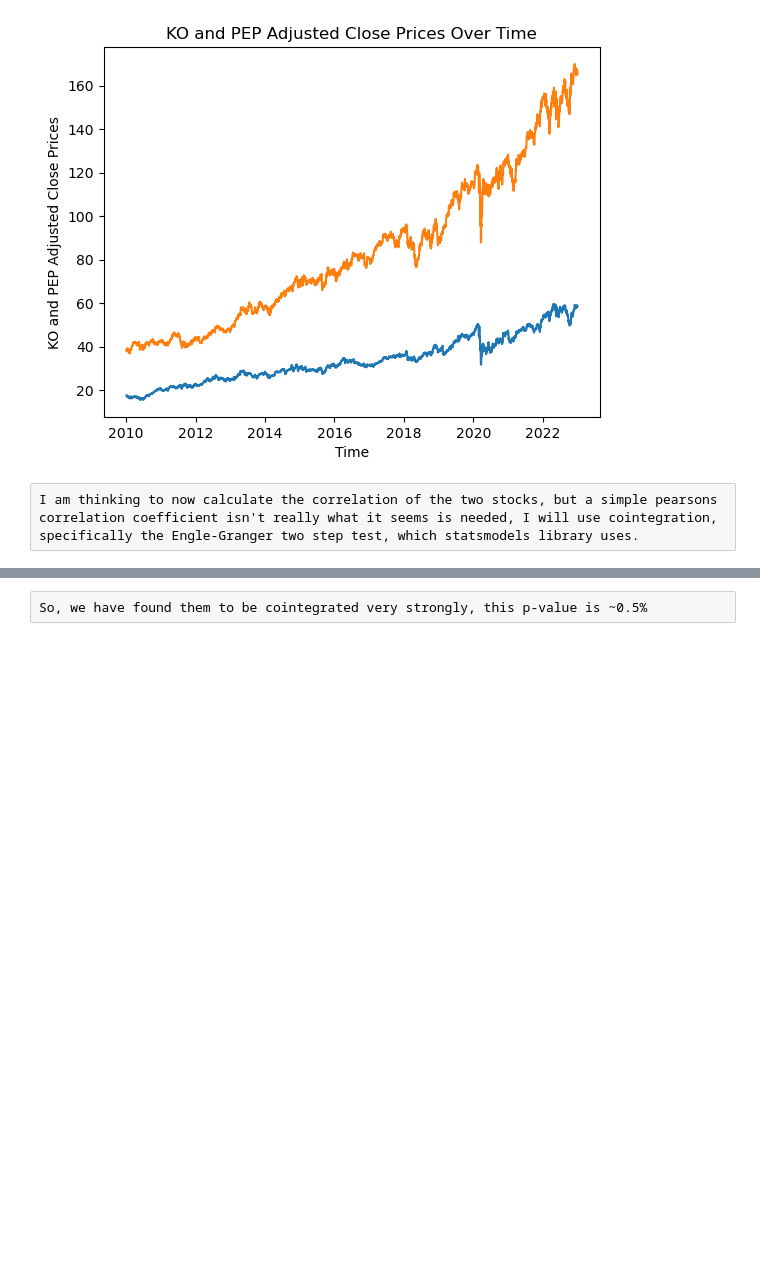
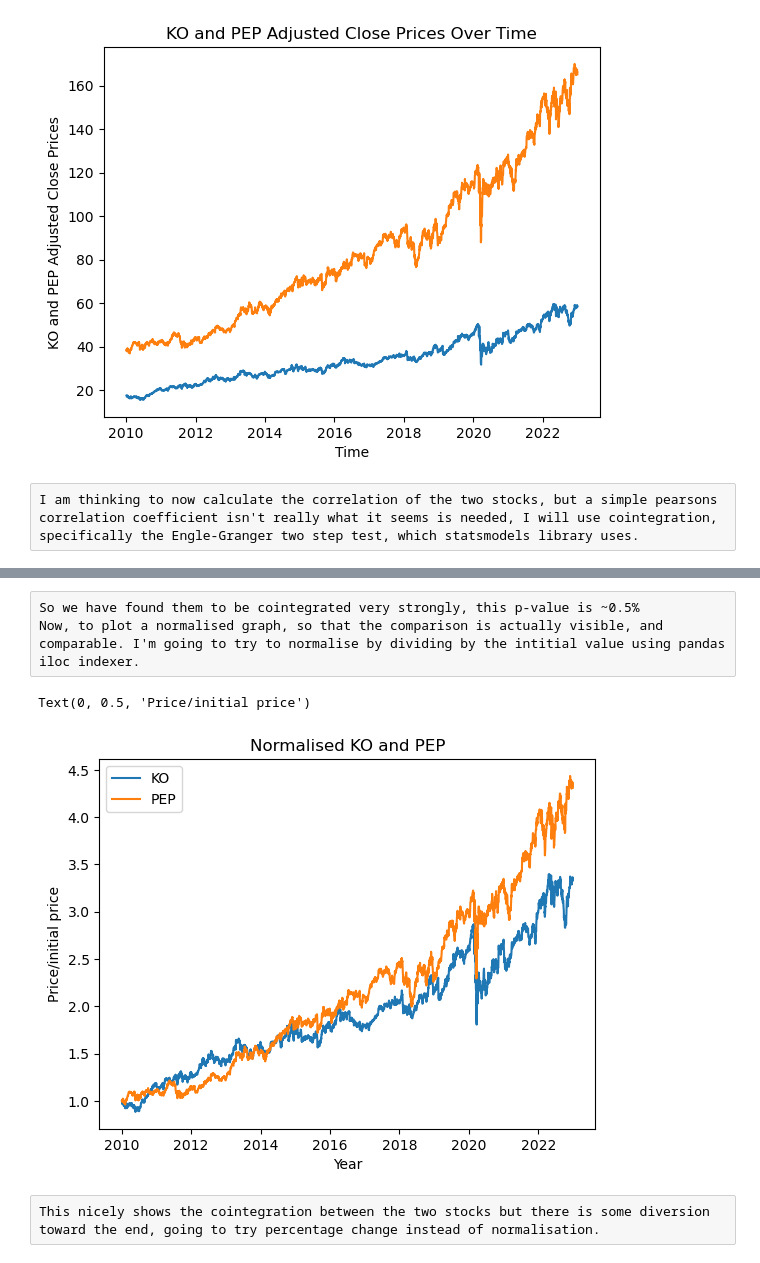
Before and after one commit to ikee1/pairs-trading, a Jupyter notebook: notebooks/rough working.ipynb, the cells around one changed output, grey strips where cells are left out. Drawn from its saved outputs; the diff is of its cells as text; code cells hidden in the pictures; blank space fills up the shorter version.

Commit message:
did work on spread, normalised, and percentage change comparisons

```diff
--- a/notebooks/rough working.ipynb
+++ b/notebooks/rough working.ipynb
@@ -78,2 +78,29 @@ p-value is 0.004578767841246831 , p-value < 0.05(5% significance)? True
 # %% [raw]
-So, we have found them to be cointegrated very strongly, this p-value is ~0.5%
+So we have found them to be cointegrated very strongly, this p-value is ~0.5%
+Now, to plot a normalised graph, so that the comparison is actually visible, and comparable. I'm going to try to normalise by dividing by the intitial value using pandas iloc indexer.
+# %%
+#divide each value of the data for KO and PEP by their initial values
+#normalised_KO = data["KO"]/data["KO"].iloc[0]
+#going to define a function for future use
+def normalise(stock):
+    return stock/stock.iloc[0]
+#store in dictionary list
+normalised = {}
+normalised["KO"] = normalise(data["KO"])
+normalised["PEP"] = normalise(data["PEP"])
+# %%
+#plot graph of normalised stocks
+#x = data.index is already defined further up
+y1 = normalised["KO"]
+y2 = normalised["PEP"]
+plt.plot(x, y1, label="KO")
+plt.plot(x, y2, label="PEP")
+plt.legend()
+plt.title("Normalised KO and PEP")
+plt.xlabel("Year")
+plt.ylabel("Price/initial price")
+# %% [output]
+Text(0, 0.5, 'Price/initial price')
+[figure, added]
+# %% [raw]
+This nicely shows the cointegration between the two stocks but there is some diversion toward the end, going to try percentage change instead of normalisation.
```
Also changed, not shown: parts of 9 cells of this notebook, 1 other file.
